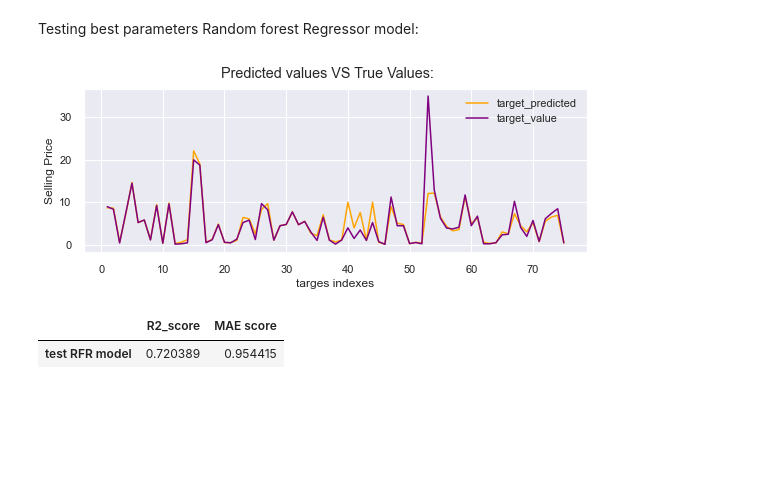
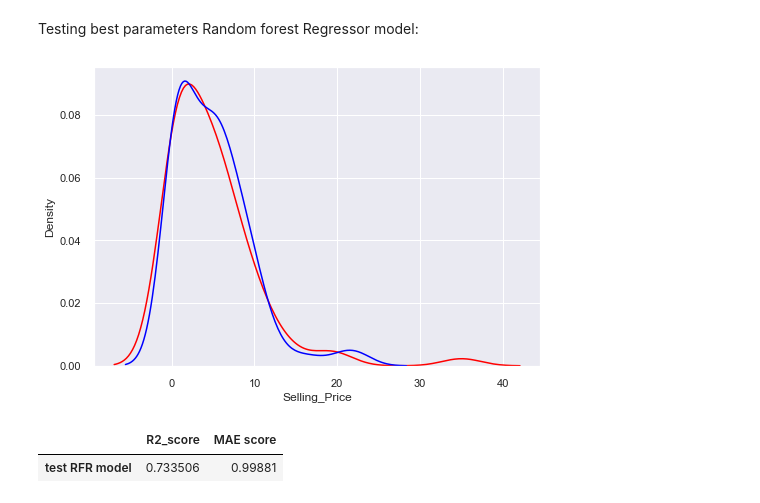
Before and after one commit to DivakarSai/python_projects, a Jupyter notebook: Car Price Prediction/car Price prediction.ipynb, the cells around one changed output. Drawn from its saved outputs; the diff is of its cells as text; code cells hidden in the pictures; blank space fills up the shorter version.

```diff
--- a/Car Price Prediction/car Price prediction.ipynb
+++ b/Car Price Prediction/car Price prediction.ipynb
@@ -433,23 +433,22 @@ Testing best parameters Random forest Regressor model:
 # %%
 rf = rf_random.best_estimator_
 rf.fit(X_train_normalized, y_train)
 
 R2_score = rf.score(X_test_normalized, y_test)
 y_predict = rf.predict(X_test_normalized)
 mae_score = MAE(y_test, y_predict)
 
-indexes = list(range(1, len(y_predict)+1))
-fig, axs = plt.subplots(1, 1, figsize=(9, 3), sharey=True)
-axs.plot(indexes, y_predict, label='target_predicted', color='orange')
-axs.plot(indexes, y_test, label='target_value', color='purple')
-axs.legend()
-axs.set_xlabel('targes indexes')
-axs.set_ylabel('Selling Price')
-fig.suptitle('Predicted values VS True Values:')
+# Plotting the actual vs predicted values
+
+
+ax = sns.distplot(y_test, hist=False, color="red", label="Actual Value")
+sns.distplot(y_predict, hist=False, color="blue", label="Fitted Values" , ax=ax)
+
+
 plt.show()
 
 pd.DataFrame(index=['test RFR model'], data={'R2_score': R2_score, 'MAE score': mae_score})
 # %% [output]
-[figure, old version]
+[figure, new version]
 |  | R2_score | MAE score |
-| test RFR model | 0.720389 | 0.954415 |
+| test RFR model | 0.733506 | 0.99881 |
```
Also changed, not shown: parts of 5 cells of this notebook.
